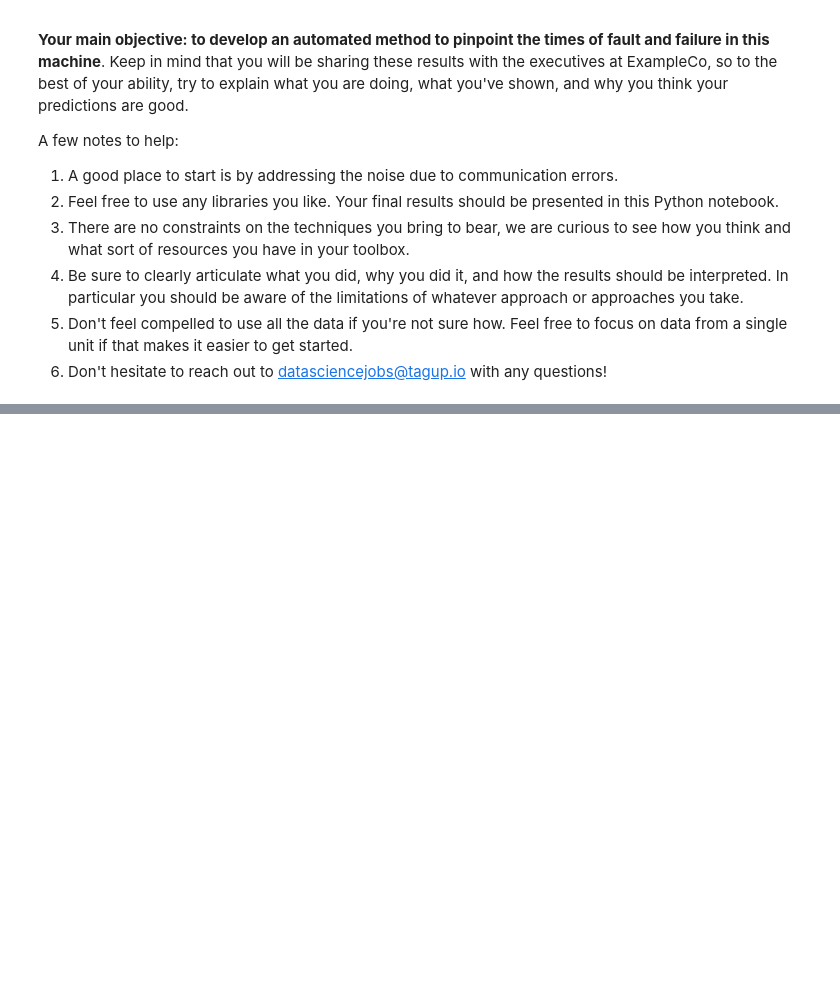
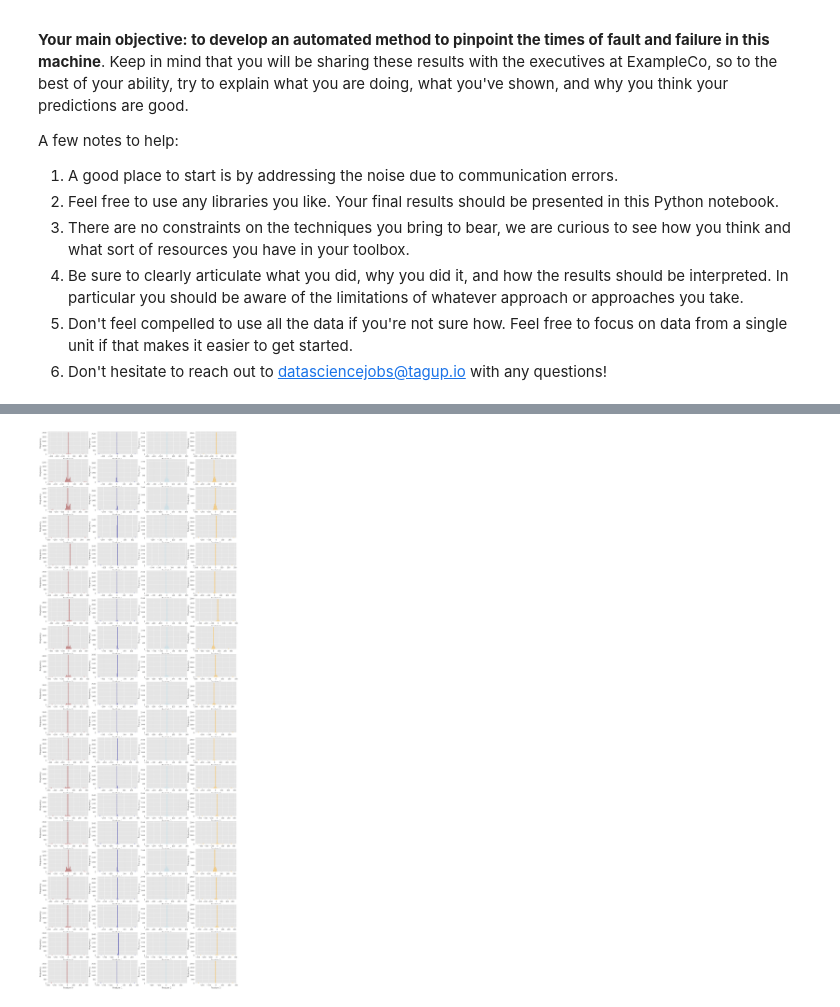
Before and after one commit to ethankim00/TimeSeriesAnalysis, a Jupyter notebook: data-science/Data_science_exercise.ipynb, the cells around one changed output, grey strips where cells are left out. Drawn from its saved outputs; the diff is of its cells as text; code cells hidden in the pictures; blank space fills up the shorter version.

```diff
--- a/data-science/Data_science_exercise.ipynb
+++ b/data-science/Data_science_exercise.ipynb
@@ -38,0 +115,14 @@ FileNotFoundError: [Errno 2] File exampleco_data/machine_0.csv does not exist: '
+# %%
+# Look at distributions of data
+def plot_feature_distributions(machine, feature, ax):
+    ax.set_ylabel('Frequency')
+    ax.set_xlabel('Value')
+    sns.distplot(machine['Feature {}'.format(feature)], kde = False,  ax = ax, label = 'Feature {}'.format(feature), color = colors[str(feature)])
+
+fig, ax = plt.subplots(rows, cols, figsize = (20, 60))
+for i in range(0, rows):
+    for j in range(0, cols):
+        plot_feature_distributions(machines[i], j, ax[i, j])
+fig.savefig('Figures/all_machines_distributions')
+# %% [output]
+[figure, added]
```
Also changed, not shown: parts of 19 cells of this notebook, 3 other files.
